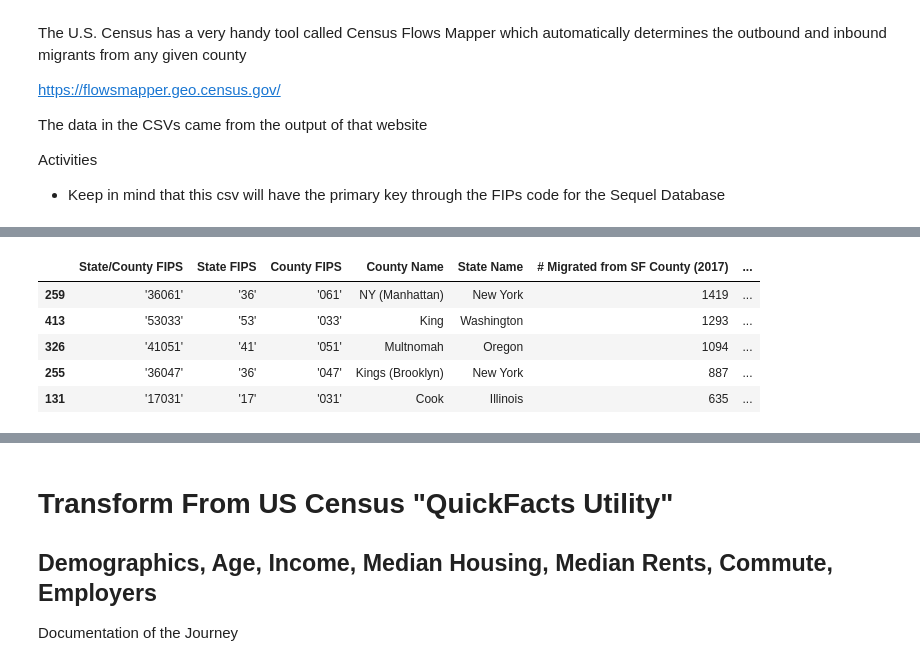
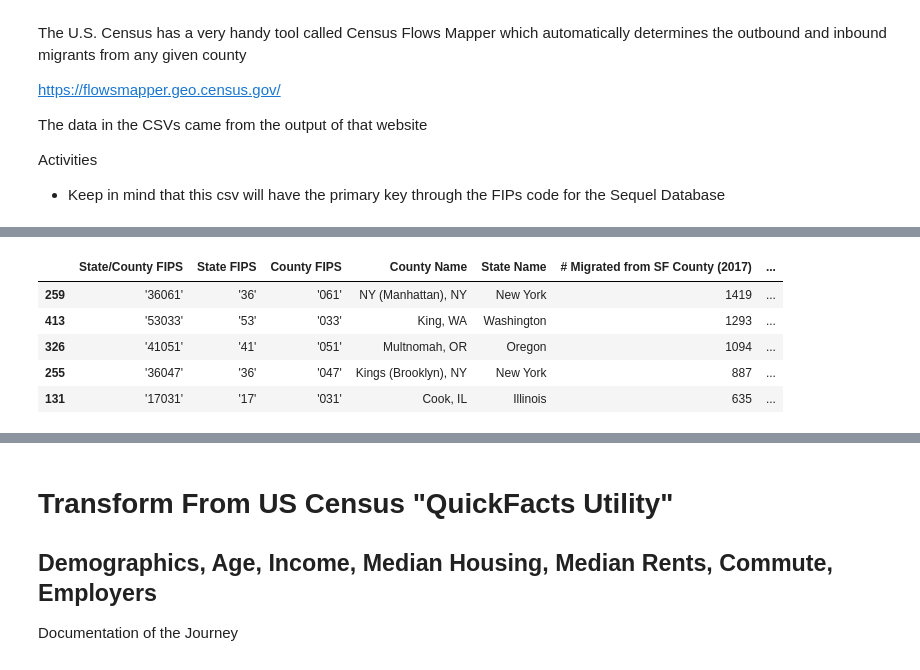
Before and after one commit to sn95033/ETL-Census-Data, a Jupyter notebook: Escape-the-Bay Database.ipynb, the cells around one changed output, grey strips where cells are left out. Cells and saved outputs as stored; diff of their text form; code cells hidden in the pictures.

```diff
--- a/Escape-the-Bay Database.ipynb
+++ b/Escape-the-Bay Database.ipynb
@@ -108,29 +108,29 @@ sftoca.head()
 # %%
 #  Top destinations moving outside of CA
 
 #Top 5 non-CA counties
 sf_not_ca = ranked_sf_out_df.loc[ranked_sf_out_df["State Name"] != "California",:]
 sf_not_ca.head(5)
 
 #Transorm the data -- only take top 5 destinations
 sfnotca = sf_not_ca.iloc[:5,]
 sfnotca = sfnotca.rename(columns={"Total": "# Migrated from SF County (2017)"})
 
 # No filtering needed, keep the FIPs code for the SQL database sfnotca_summary = sf_not_ca.iloc[:5,3:7]
 sfnotca['County Name'] = sfnotca['County Name'].replace(
-    {'New York County': 'NY (Manhattan)', 'King County': 'King', "Multnomah County":'Multnomah',
-     "Kings County":'Kings (Brooklyn)', 'Cook County':'Cook'})
+    {'New York County': 'NY (Manhattan), NY', 'King County': 'King, WA', "Multnomah County":'Multnomah, OR',
+     "Kings County":'Kings (Brooklyn), NY', 'Cook County':'Cook, IL'})
 
 #sfnotca = sfnotca.set_index(["County Name"])
 
 sfnotca.head()
 # %% [output]
 |  | State/County FIPS | State FIPS | County FIPS | County Name | State Name | # Migrated from SF County (2017) | ... |
-| 259 | '36061' | '36' | '061' | NY (Manhattan) | New York | 1419 | ... |
-| 413 | '53033' | '53' | '033' | King | Washington | 1293 | ... |
-| 326 | '41051' | '41' | '051' | Multnomah | Oregon | 1094 | ... |
-| 255 | '36047' | '36' | '047' | Kings (Brooklyn) | New York | 887 | ... |
-| 131 | '17031' | '17' | '031' | Cook | Illinois | 635 | ... |
+| 259 | '36061' | '36' | '061' | NY (Manhattan), NY | New York | 1419 | ... |
+| 413 | '53033' | '53' | '033' | King, WA | Washington | 1293 | ... |
+| 326 | '41051' | '41' | '051' | Multnomah, OR | Oregon | 1094 | ... |
+| 255 | '36047' | '36' | '047' | Kings (Brooklyn), NY | New York | 887 | ... |
+| 131 | '17031' | '17' | '031' | Cook, IL | Illinois | 635 | ... |
 # %%
 # Join the two tables together for a single destinations file
 
```
Also changed, not shown: parts of 41 cells of this notebook, 7 other files.
